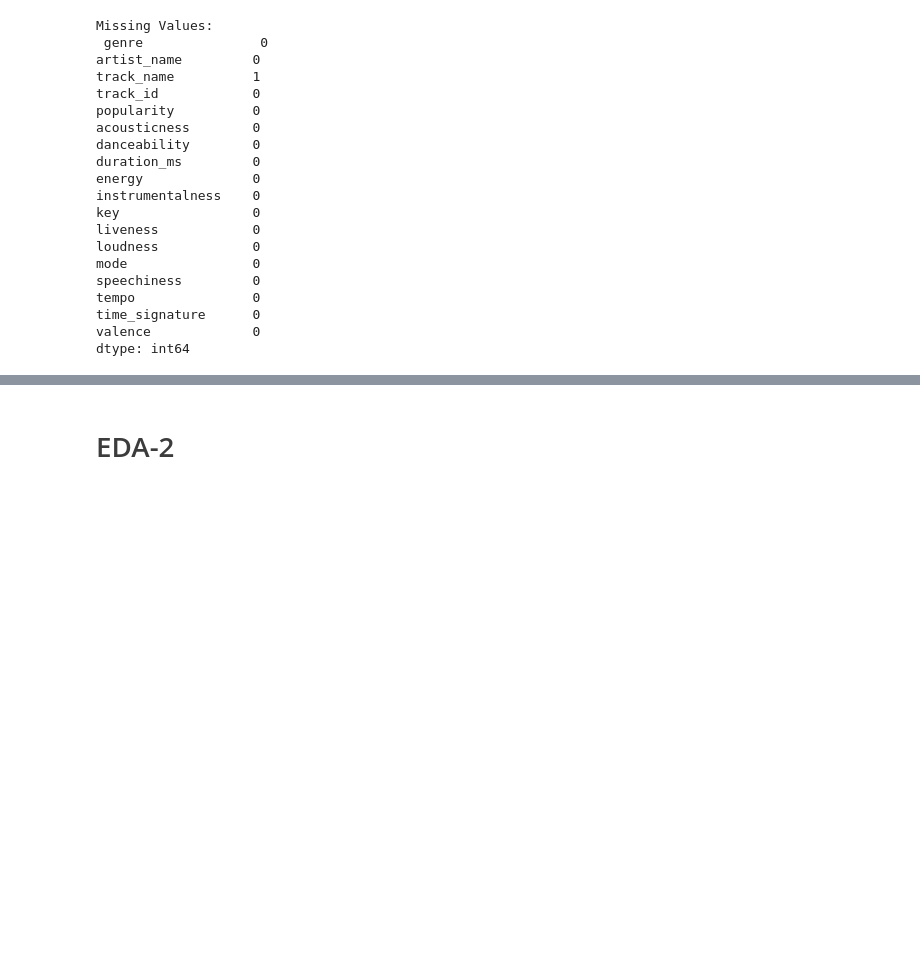
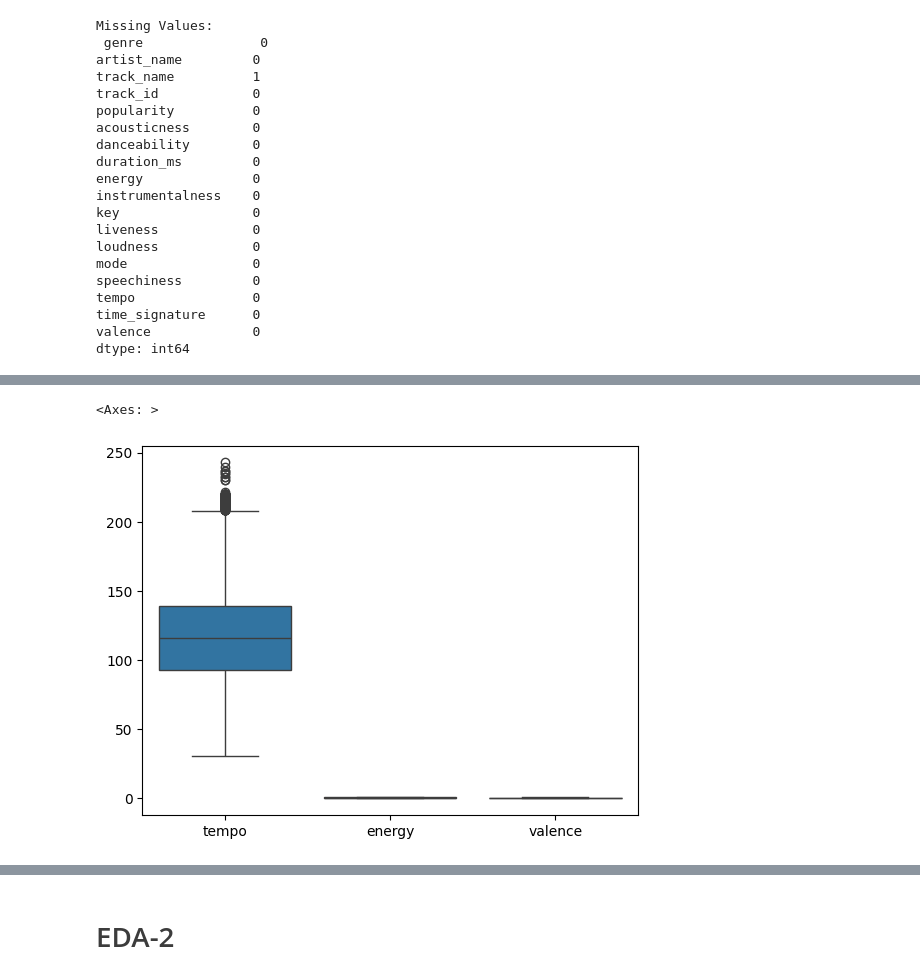
Before and after one commit to cayetana-h/Moodify, a Jupyter notebook: project.ipynb, the cells around one changed output, grey strips where cells are left out. Drawn from its saved outputs; the diff is of its cells as text; code cells hidden in the pictures; blank space fills up the shorter version.

```diff
--- a/project.ipynb
+++ b/project.ipynb
@@ -69,0 +94,9 @@ memory usage: 32.0+ MB
+# %%
+# Duplicate tracks
+df.duplicated().sum()
+
+# Outlier detection
+sns.boxplot(data=df[['tempo', 'energy', 'valence']])
+# %% [output]
+<Axes: >
+[figure, added]
```
Also changed, not shown: parts of 8 cells of this notebook.
